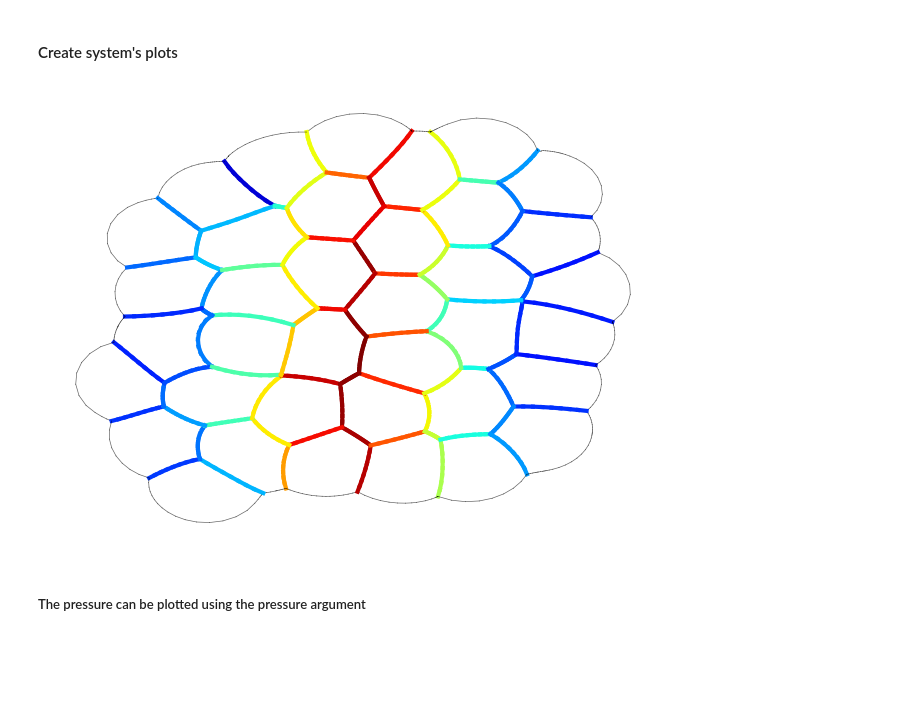
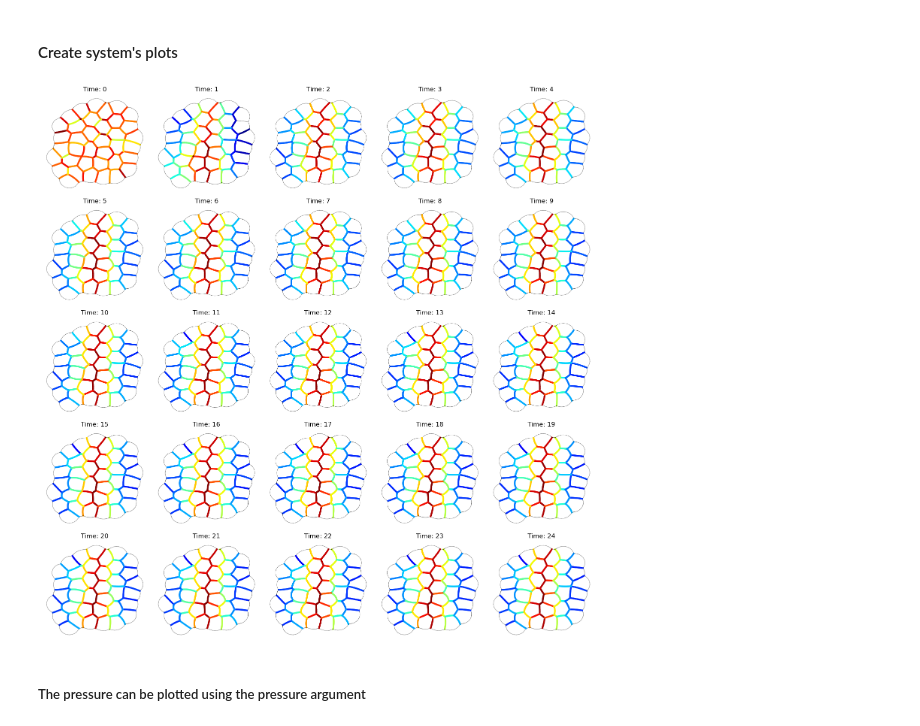
Before and after one commit to borgesaugusto/forsys, a Jupyter notebook: examples/dynamic_in_silico.ipynb, the cells around one changed output. Saved outputs shown, nothing was run; the diff lists cells and outputs as text; code cells hidden in the pictures; blank space fills up the shorter version.

```diff
--- a/examples/dynamic_in_silico.ipynb
+++ b/examples/dynamic_in_silico.ipynb
@@ -31,11 +44,10 @@ for time in range(max_time):
 
     lattice = fs.surface_evolver.SurfaceEvolver(os.path.join(DATA_FOLDER,
                                                              f"step_{time}.dmp"))
-    vertices, edges, cells = lattice.create_lattice()
     frames[time] = fs.frames.Frame(time,
-                                   vertices,
-                                   edges,
-                                   cells,
+                                   lattice.vertices,
+                                   lattice.edges,
+                                   lattice.cells,
                                    time=real_time,
                                    gt=True)
 # %% [markdown]
@@ -46,9 +58,17 @@ forsys = fs.ForSys(frames)
 #### Build and solve the system of equations for the force and pressure
 You could solve only the time of interest or all the times with a loop. The b_matrix parameter turns the Dynamic instance on
 # %%
+all_velocities = forsys.get_system_velocity_per_frame()
+ave_velocity_to_normalize = np.mean(all_velocities)
 for time in range(max_time):
     forsys.build_force_matrix(when=time)
-    forsys.solve_stress(when=time, allow_negatives=False, b_matrix="velocity")
+    forsys.solve_stress(when=time,
+                        b_matrix="velocity",
+                        velocity_normalization=0.07 / ave_velocity_to_normalize,
+                        adimensional_velocity=False,
+                        method="nnls",
+                        use_std=False,
+                        allow_negatives=False)
     forsys.build_pressure_matrix(when=time)
     forsys.solve_pressure(when=time, method="lagrange_pressure")
 # %% [output]
@@ -57,15 +92,24 @@ Numerically solving due to negative values
 # %% [markdown]
 #### Create system's plots
 # %%
-time_of_interest = 24
+fig, axs = plt.subplots(5, 5, figsize=(15, 15))
 
-fig, ax = fs.plot.plot_inference(forsys.frames[time_of_interest],
-                                 normalized="max",
-                                 mirror_y=False,
-                                 colorbar=False,
-                                 pressure=False)
+for time, current_ax in enumerate(axs.reshape(-1)):
+    _, ax = fs.plot.plot_inference(forsys.frames[time],
+                                    normalized="max",
+                                    mirror_y=False,
+                                    colorbar=False,
+                                    pressure=False,
+                                    ax=current_ax)
+    current_ax = ax
+    current_ax.set_title(f"Time: {time}")
+    current_ax.axis("off")
+
+
+plt.tight_layout()
+plt.show()
 # %% [output]
-[figure, old version]
+[figure, new version]
 # %% [markdown]
 ##### The pressure can be plotted using the pressure argument
 # %%
```
Also changed, not shown: parts of 5 cells of this notebook, 3 other files.
